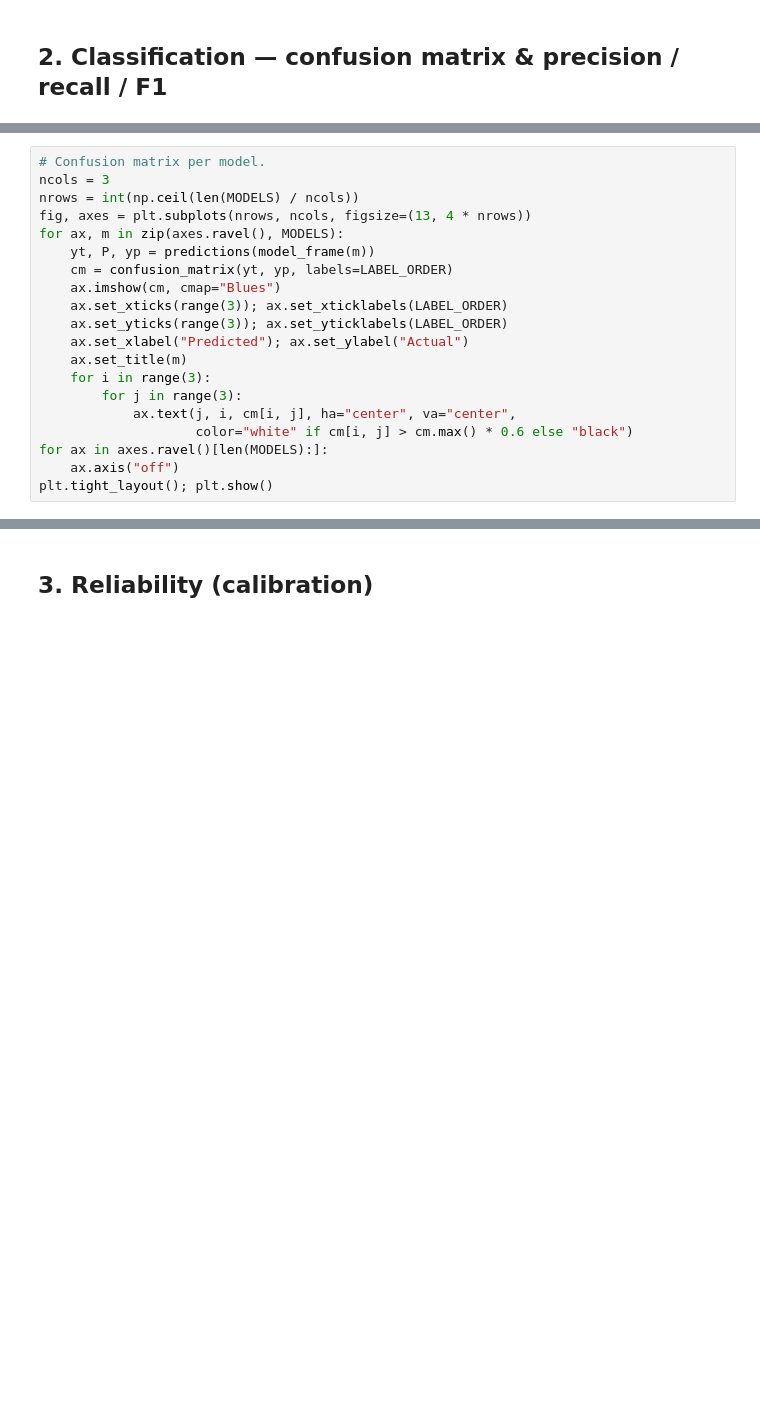
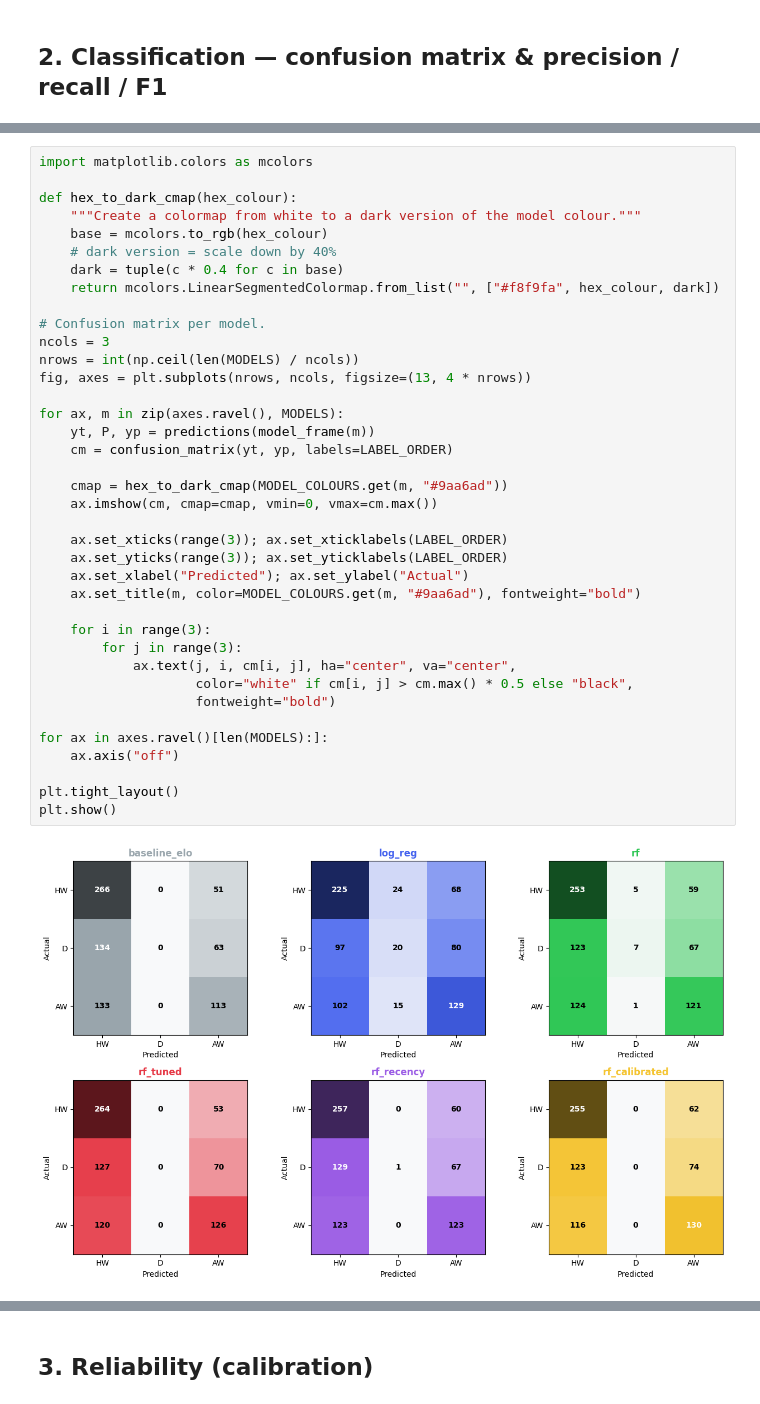
Before and after one commit to RupertGuppy03/MLProject, a Jupyter notebook: notebooks/07_model_comparison.ipynb, the cells around one changed output, grey strips where cells are left out. Saved outputs shown, nothing was run; the diff lists cells and outputs as text; blank space fills up the shorter version.

```diff
--- a/notebooks/07_model_comparison.ipynb
+++ b/notebooks/07_model_comparison.ipynb
@@ -97,23 +143,43 @@ print(f"\nalways-home baseline accuracy: {(d0['y_true'] == 'HW').mean():.4f}")
 # %%
+import matplotlib.colors as mcolors
+
+def hex_to_dark_cmap(hex_colour):
+    """Create a colormap from white to a dark version of the model colour."""
+    base = mcolors.to_rgb(hex_colour)
+    # dark version = scale down by 40%
+    dark = tuple(c * 0.4 for c in base)
+    return mcolors.LinearSegmentedColormap.from_list("", ["#f8f9fa", hex_colour, dark])
+
 # Confusion matrix per model.
 ncols = 3
 nrows = int(np.ceil(len(MODELS) / ncols))
 fig, axes = plt.subplots(nrows, ncols, figsize=(13, 4 * nrows))
+
 for ax, m in zip(axes.ravel(), MODELS):
     yt, P, yp = predictions(model_frame(m))
     cm = confusion_matrix(yt, yp, labels=LABEL_ORDER)
-    ax.imshow(cm, cmap="Blues")
+
+    cmap = hex_to_dark_cmap(MODEL_COLOURS.get(m, "#9aa6ad"))
+    ax.imshow(cm, cmap=cmap, vmin=0, vmax=cm.max())
+
     ax.set_xticks(range(3)); ax.set_xticklabels(LABEL_ORDER)
     ax.set_yticks(range(3)); ax.set_yticklabels(LABEL_ORDER)
     ax.set_xlabel("Predicted"); ax.set_ylabel("Actual")
-    ax.set_title(m)
+    ax.set_title(m, color=MODEL_COLOURS.get(m, "#9aa6ad"), fontweight="bold")
+
     for i in range(3):
         for j in range(3):
             ax.text(j, i, cm[i, j], ha="center", va="center",
-                    color="white" if cm[i, j] > cm.max() * 0.6 else "black")
+                    color="white" if cm[i, j] > cm.max() * 0.5 else "black",
+                    fontweight="bold")
+
 for ax in axes.ravel()[len(MODELS):]:
     ax.axis("off")
-plt.tight_layout(); plt.show()
+
+plt.tight_layout()
+plt.show()
+# %% [output]
+[figure, added]
 # %%
 # Per-class precision / recall / F1 / accuracy for every model.
 for m in MODELS:
```
Also changed, not shown: parts of 5 cells of this notebook, 4 other files.
